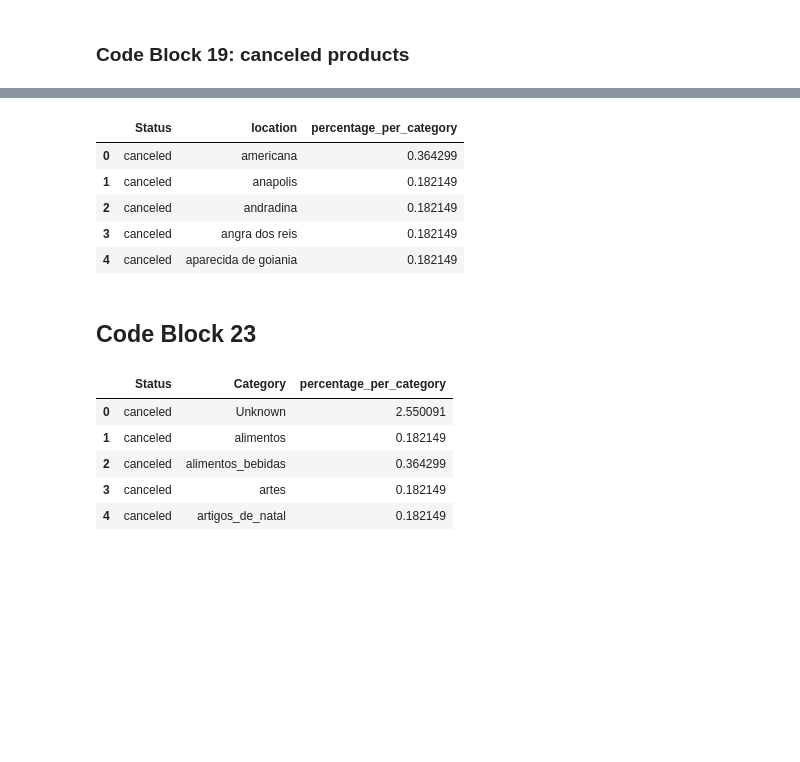
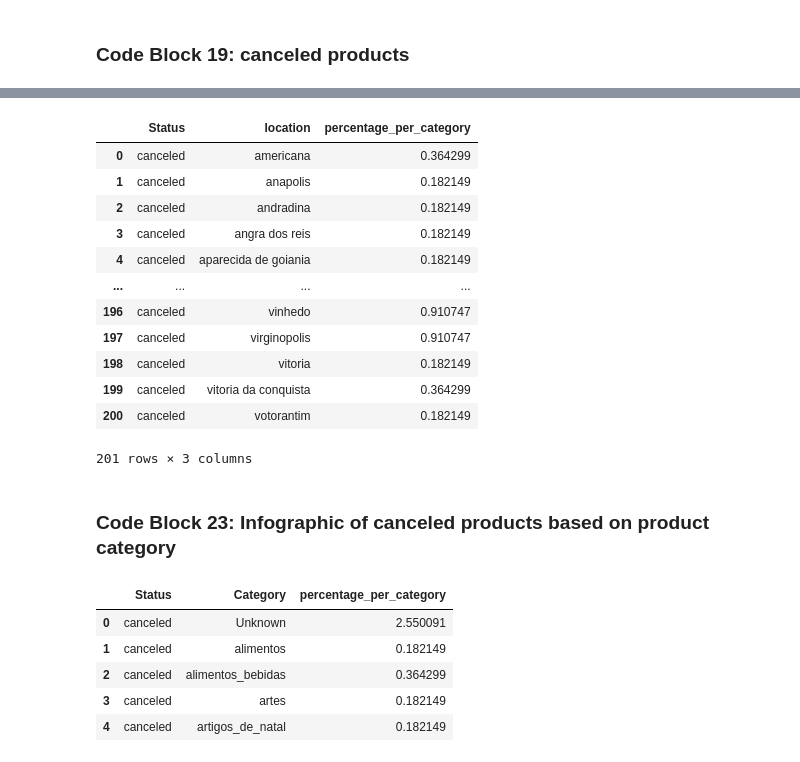
Before and after one commit to saeedshirani/ECommerce-Data-Processing-SQL-Only, a Jupyter notebook: visual.ipynb, the cells around one changed output, grey strips where cells are left out. Saved outputs shown, nothing was run; the diff lists cells and outputs as text; code cells hidden in the pictures; blank space fills up the shorter version.

```diff
--- a/visual.ipynb
+++ b/visual.ipynb
@@ -442,15 +474,22 @@ data_block21.head()
 # %%
 data_block22 = pd.read_csv(STARTER_PATH + "19. code_block_22___Infocts_based_on_location.csv")
-data_block22.head()
+data_block22
 # %% [output]
 |  | Status | location | percentage_per_category |
 | 0 | canceled | americana | 0.364299 |
 | 1 | canceled | anapolis | 0.182149 |
 | 2 | canceled | andradina | 0.182149 |
 | 3 | canceled | angra dos reis | 0.182149 |
 | 4 | canceled | aparecida de goiania | 0.182149 |
+| ... | ... | ... | ... |
+| 196 | canceled | vinhedo | 0.910747 |
+| 197 | canceled | virginopolis | 0.910747 |
+| 198 | canceled | vitoria | 0.182149 |
+| 199 | canceled | vitoria da conquista | 0.364299 |
+| 200 | canceled | votorantim | 0.182149 |
+201 rows × 3 columns
 # %% [markdown]
-## Code Block 23
+### Code Block 23: Infographic of canceled products based on product category
 # %%
 data_block23 = pd.read_csv(STARTER_PATH + "20. code_block_23___Infod_on_product_category.csv")
 data_block23.head()
```
Also changed, not shown: parts of 50 cells of this notebook.
